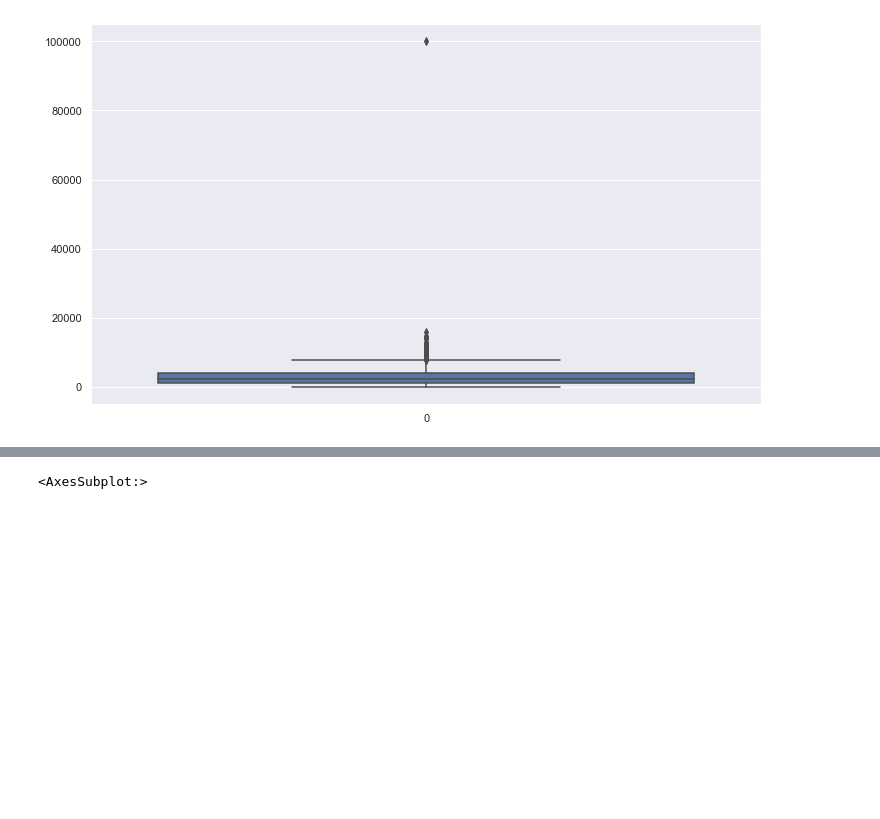
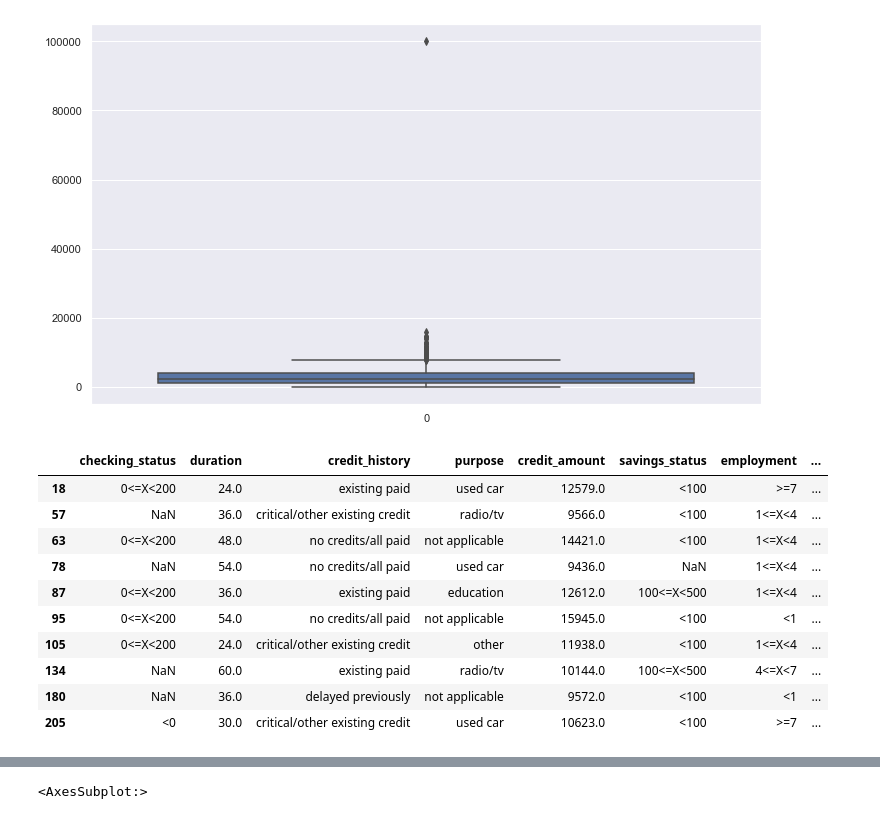
Before and after one commit to suhova/2021DataMining, a Jupyter notebook: lab1_task.ipynb, the cells around one changed output, grey strips where cells are left out. Cells and saved outputs as stored; diff of their text form; code cells hidden in the pictures; blank space fills up the shorter version.

```diff
--- a/lab1_task.ipynb
+++ b/lab1_task.ipynb
@@ -323,4 +321,19 @@ sns.boxplot(data=credit_df.credit_amount)
 # %% [output]
 <AxesSubplot:>
 [figure]
+# %%
+credit_df[credit_df['credit_amount']>credit_df.credit_amount.quantile(0.95)].head(10)
+# в принципе никто не запрещал этим людям подать заявку на кредит на большую сумму
+# %% [output]
+|  | checking_status | duration | credit_history | purpose | credit_amount | savings_status | employment | ... |
+| 18 | 0<=X<200 | 24.0 | existing paid | used car | 12579.0 | <100 | >=7 | ... |
+| 57 | NaN | 36.0 | critical/other existing credit | radio/tv | 9566.0 | <100 | 1<=X<4 | ... |
+| 63 | 0<=X<200 | 48.0 | no credits/all paid | not applicable | 14421.0 | <100 | 1<=X<4 | ... |
+| 78 | NaN | 54.0 | no credits/all paid | used car | 9436.0 | NaN | 1<=X<4 | ... |
+| 87 | 0<=X<200 | 36.0 | existing paid | education | 12612.0 | 100<=X<500 | 1<=X<4 | ... |
+| 95 | 0<=X<200 | 54.0 | no credits/all paid | not applicable | 15945.0 | <100 | <1 | ... |
+| 105 | 0<=X<200 | 24.0 | critical/other existing credit | other | 11938.0 | <100 | 1<=X<4 | ... |
+| 134 | NaN | 60.0 | existing paid | radio/tv | 10144.0 | 100<=X<500 | 4<=X<7 | ... |
+| 180 | NaN | 36.0 | delayed previously | not applicable | 9572.0 | <100 | <1 | ... |
+| 205 | <0 | 30.0 | critical/other existing credit | used car | 10623.0 | <100 | >=7 | ... |
 # %%
```
Also changed, not shown: parts of 28 cells of this notebook.
